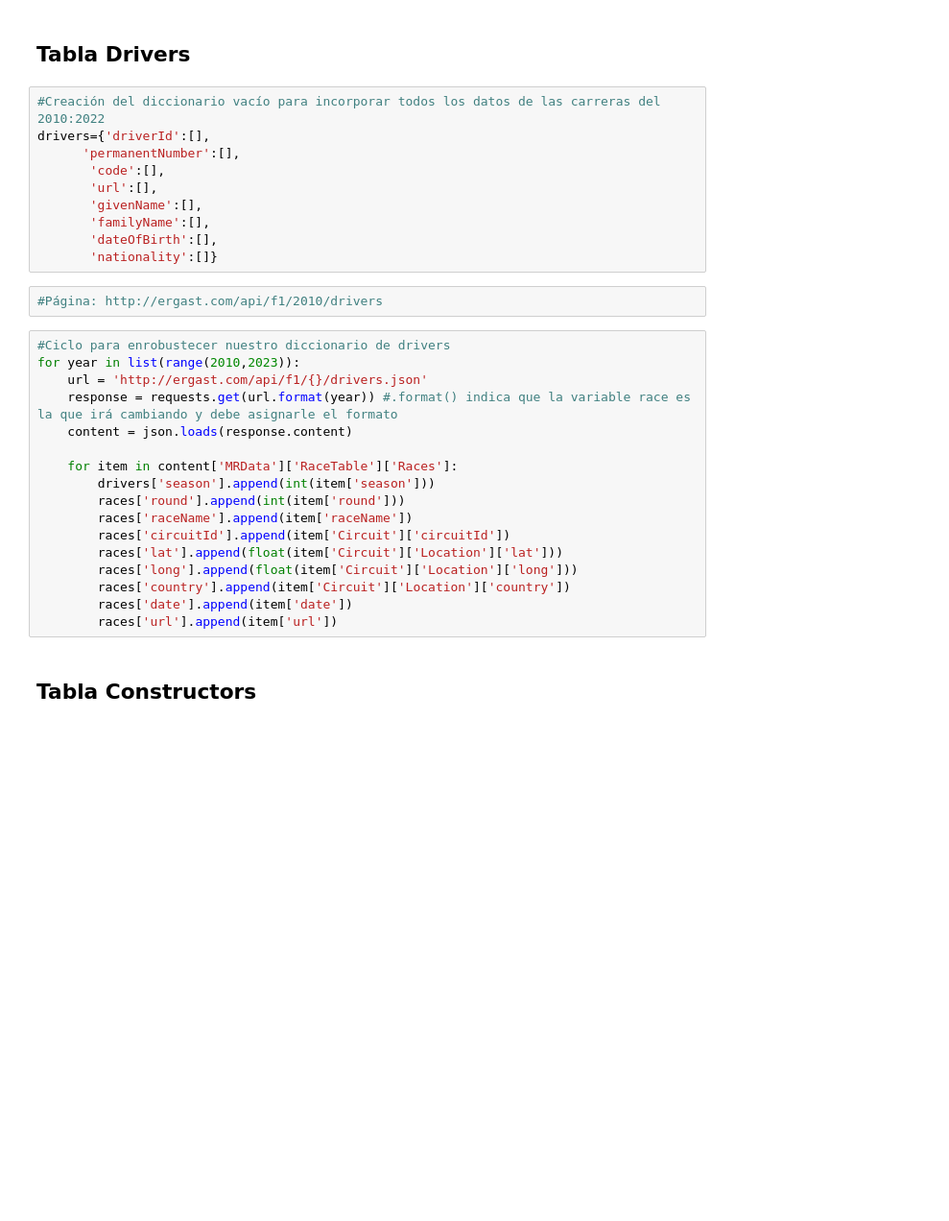
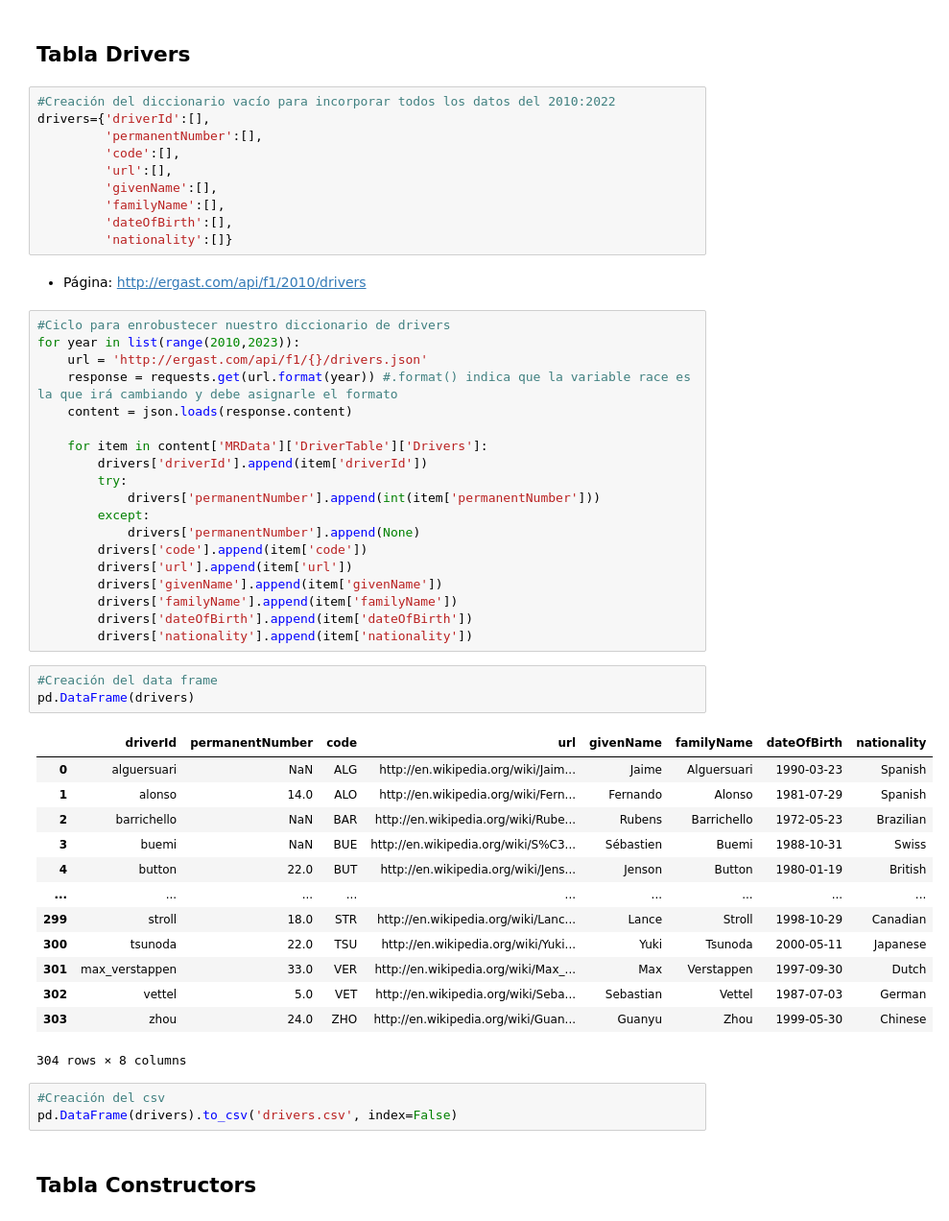
Before and after one commit to IlseAguilar3/formula1-data, a Jupyter notebook: f1-analisis.ipynb, the cells around one changed output. Shown at 96% size. Saved outputs shown, nothing was run; the diff lists cells and outputs as text; blank space fills up the shorter version.

Commit message:
Actualización y creación de los archivos csv de las primeras 6 tablas

```diff
--- a/f1-analisis.ipynb
+++ b/f1-analisis.ipynb
@@ -218,17 +231,17 @@ pd.DataFrame(seasons)
 # %% [markdown]
 ## Tabla Drivers
 # %%
-#Creación del diccionario vacío para incorporar todos los datos de las carreras del 2010:2022
+#Creación del diccionario vacío para incorporar todos los datos del 2010:2022
 drivers={'driverId':[],
-      'permanentNumber':[],
-       'code':[],
-       'url':[],
-       'givenName':[],
-       'familyName':[],
-       'dateOfBirth':[],
-       'nationality':[]}
+         'permanentNumber':[],
+         'code':[],
+         'url':[],
+         'givenName':[],
+         'familyName':[],
+         'dateOfBirth':[],
+         'nationality':[]}
-# %%
-#Página: http://ergast.com/api/f1/2010/drivers
+# %% [markdown]
+* Página: http://ergast.com/api/f1/2010/drivers
 # %%
 #Ciclo para enrobustecer nuestro diccionario de drivers
 for year in list(range(2010,2023)):
@@ -236,15 +249,37 @@ for year in list(range(2010,2023)):
     response = requests.get(url.format(year)) #.format() indica que la variable race es la que irá cambiando y debe asignarle el formato
     content = json.loads(response.content)
 
-    for item in content['MRData']['RaceTable']['Races']:
-        drivers['season'].append(int(item['season']))
-        races['round'].append(int(item['round']))
-        races['raceName'].append(item['raceName'])
-        races['circuitId'].append(item['Circuit']['circuitId'])
-        races['lat'].append(float(item['Circuit']['Location']['lat']))
-        races['long'].append(float(item['Circuit']['Location']['long']))
-        races['country'].append(item['Circuit']['Location']['country'])
-        races['date'].append(item['date'])
-        races['url'].append(item['url'])
+    for item in content['MRData']['DriverTable']['Drivers']:
+        drivers['driverId'].append(item['driverId'])
+        try:
+            drivers['permanentNumber'].append(int(item['permanentNumber']))
+        except:
+            drivers['permanentNumber'].append(None)
+        drivers['code'].append(item['code'])
+        drivers['url'].append(item['url'])
+        drivers['givenName'].append(item['givenName'])
+        drivers['familyName'].append(item['familyName'])
+        drivers['dateOfBirth'].append(item['dateOfBirth'])
+        drivers['nationality'].append(item['nationality'])
+# %%
+#Creación del data frame
+pd.DataFrame(drivers)
+# %% [output]
+|  | driverId | permanentNumber | code | url | givenName | familyName | dateOfBirth | nationality |
+| 0 | alguersuari | NaN | ALG | http://en.wikipedia.org/wiki/Jaim... | Jaime | Alguersuari | 1990-03-23 | Spanish |
+| 1 | alonso | 14.0 | ALO | http://en.wikipedia.org/wiki/Fern... | Fernando | Alonso | 1981-07-29 | Spanish |
+| 2 | barrichello | NaN | BAR | http://en.wikipedia.org/wiki/Rube... | Rubens | Barrichello | 1972-05-23 | Brazilian |
+| 3 | buemi | NaN | BUE | http://en.wikipedia.org/wiki/S%C3... | Sébastien | Buemi | 1988-10-31 | Swiss |
+| 4 | button | 22.0 | BUT | http://en.wikipedia.org/wiki/Jens... | Jenson | Button | 1980-01-19 | British |
+| ... | ... | ... | ... | ... | ... | ... | ... | ... |
+| 299 | stroll | 18.0 | STR | http://en.wikipedia.org/wiki/Lanc... | Lance | Stroll | 1998-10-29 | Canadian |
+| 300 | tsunoda | 22.0 | TSU | http://en.wikipedia.org/wiki/Yuki... | Yuki | Tsunoda | 2000-05-11 | Japanese |
+| 301 | max_verstappen | 33.0 | VER | http://en.wikipedia.org/wiki/Max_... | Max | Verstappen | 1997-09-30 | Dutch |
+| 302 | vettel | 5.0 | VET | http://en.wikipedia.org/wiki/Seba... | Sebastian | Vettel | 1987-07-03 | German |
+| 303 | zhou | 24.0 | ZHO | http://en.wikipedia.org/wiki/Guan... | Guanyu | Zhou | 1999-05-30 | Chinese |
+304 rows × 8 columns
+# %%
+#Creación del csv
+pd.DataFrame(drivers).to_csv('drivers.csv', index=False)
 # %% [markdown]
 ## Tabla Constructors
```
Also changed, not shown: parts of 25 cells of this notebook, 6 other files.
